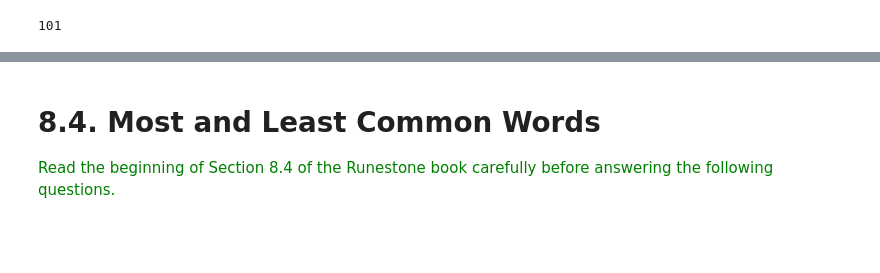
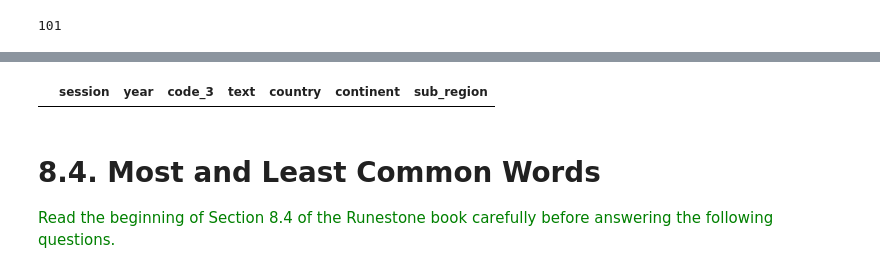
Before and after one commit to adong-hood/cs200, a Jupyter notebook: assignment9_ch83_87(draft).ipynb, the cells around one changed output, grey strips where cells are left out. Saved outputs shown, nothing was run; the diff lists cells and outputs as text; code cells hidden in the pictures; blank space fills up the shorter version.

```diff
--- a/assignment9_ch83_87(draft).ipynb
+++ b/assignment9_ch83_87(draft).ipynb
@@ -55,3 +123,13 @@ How many countries has the `nan` value for its country name? What are the values
+# %%
+#- EU is done for you. Please do the other four code_3 values: 'CSK', 'DDR', 'YDYE', 'YUG'.
+undfe.loc[undfe.code_3 == 'EU', 'country'] = 'European Union'
+undfe[undfe.code_3 == 'EU']
+#- fill in code.
+# %%
+#- No na anymore.
+undfe[undfe['code_3'].isna()]
+# %% [output]
+|  | session | year | code_3 | text | country | continent | sub_region |
 # %% [markdown]
 # 8.4. Most and Least Common Words
 
```
Also changed, not shown: parts of 53 cells of this notebook.
